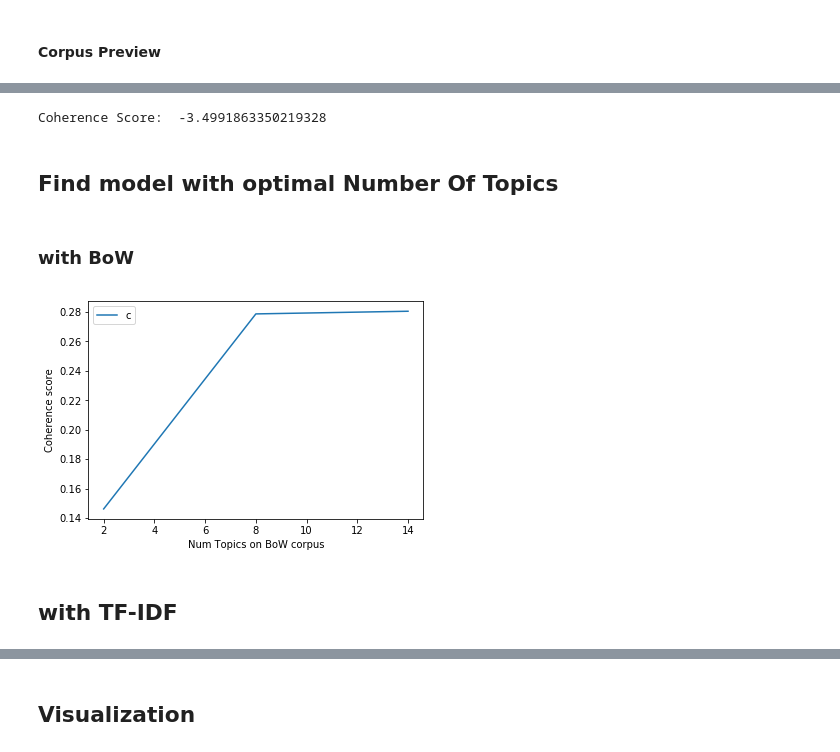
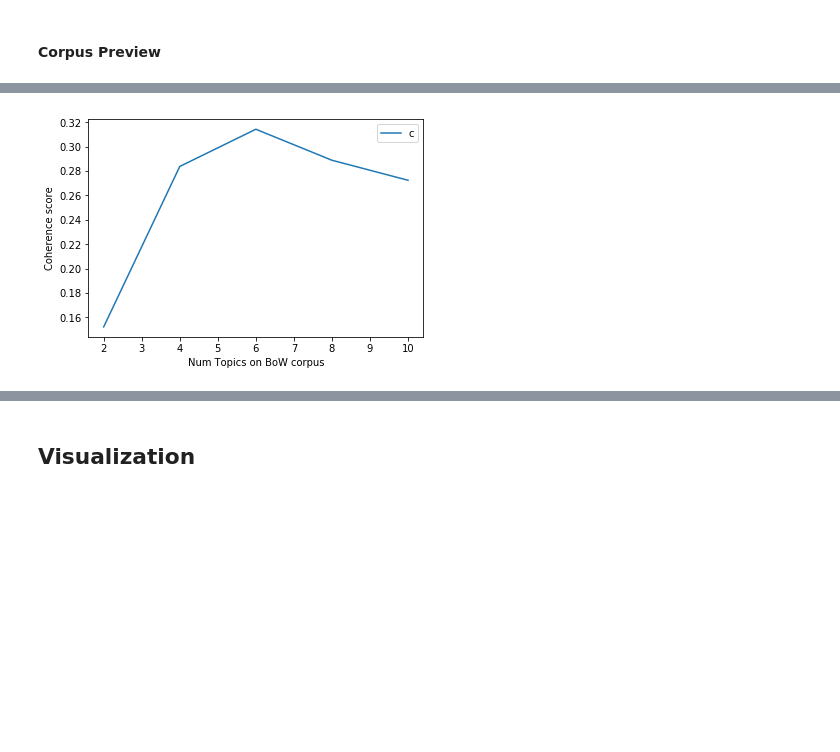
Before and after one commit to frmnaqil/twitter-network-analysis, a Jupyter notebook: 06_lda/LDA.ipynb, the cells around one changed output, grey strips where cells are left out. Drawn from its saved outputs; the diff is of its cells as text; code cells hidden in the pictures; blank space fills up the shorter version.

```diff
--- a/06_lda/LDA.ipynb
+++ b/06_lda/LDA.ipynb
@@ -29,0 +45,8 @@ df.head()
+# %%
+#https://markroxor.github.io/gensim/static/notebooks/lda_training_tips.html
+bigram = Phrases(clean, min_count=10)
+for idx in range(len(clean)):
+    for token in bigram[clean[idx]]:
+        if '_' in token:
+            #Token is a bigram, add to document.
+            clean[idx].append(token)
@@ -123,2 +68,0 @@ def stopword_removal(lemmatized_):
-# %%
-clean = lemmatized.apply(stopword_removal)
@@ -220,3 +108,0 @@ lda_model_tfidf = gensim.models.LdaMulticore(corpus_tfidf, num_topics=8, id2word
-# %%
-for idx, topic in lda_model_tfidf.print_topics(-1):
-    print('Topic: {} Word: {}'.format(idx, topic))
@@ -258,13 +135,3 @@ Coherence Score:  0.1988779811829966
-# %%
-coherence_model_tfidf_lda_umass = CoherenceModel(model=lda_model_tfidf, texts=clean, dictionary=dictionary, coherence='u_mass')
-coherence_tfidf_lda_umass = coherence_model_tfidf_lda_umass.get_coherence()
-print('\nCoherence Score: ', coherence_tfidf_lda_umass)
-# %% [output]
-Coherence Score:  -3.4991863350219328
-# %% [markdown]
-## Find model with optimal Number Of Topics
-# %% [markdown]
-### with BoW
 # %%
 def compute_coherence_values(dictionary, corpus, texts, limit, start=2, step=3):
     """
@@ -293,17 +160,16 @@ def compute_coherence_values(dictionary, corpus, texts, limit, start=2, step=3):
 
     return model_list, coherence_values
 # %%
-model_list, coherence_values = compute_coherence_values(dictionary=dictionary, corpus=bow_corpus, texts=clean, start=2, limit=20, step=6)
+model_list, coherence_values = compute_coherence_values(dictionary=dictionary, corpus=bow_corpus, texts=clean, start=2, limit=11, step=2)
 # %%
 # Show graph
-limit=20; start=2; step=6;
+limit=11; start=2; step=2;
 x = range(start, limit, step)
 plt.plot(x, coherence_values)
 plt.xlabel("Num Topics on BoW corpus")
 plt.ylabel("Coherence score")
-plt.legend(("coherence_values"), loc='best')
+plt.legend(("coherence_values"))
 plt.show()
+# plt.savefig(os.path.join(os.pardir,os.pardir,'data','06_out','2-KCore_model','2-KCore_ldamodel'),dpi=300)
 # %% [output]
-[figure, old version]
+[figure, new version]
-# %% [markdown]
-## with TF-IDF
```
Also changed, not shown: parts of 80 cells of this notebook, 2 other files.
